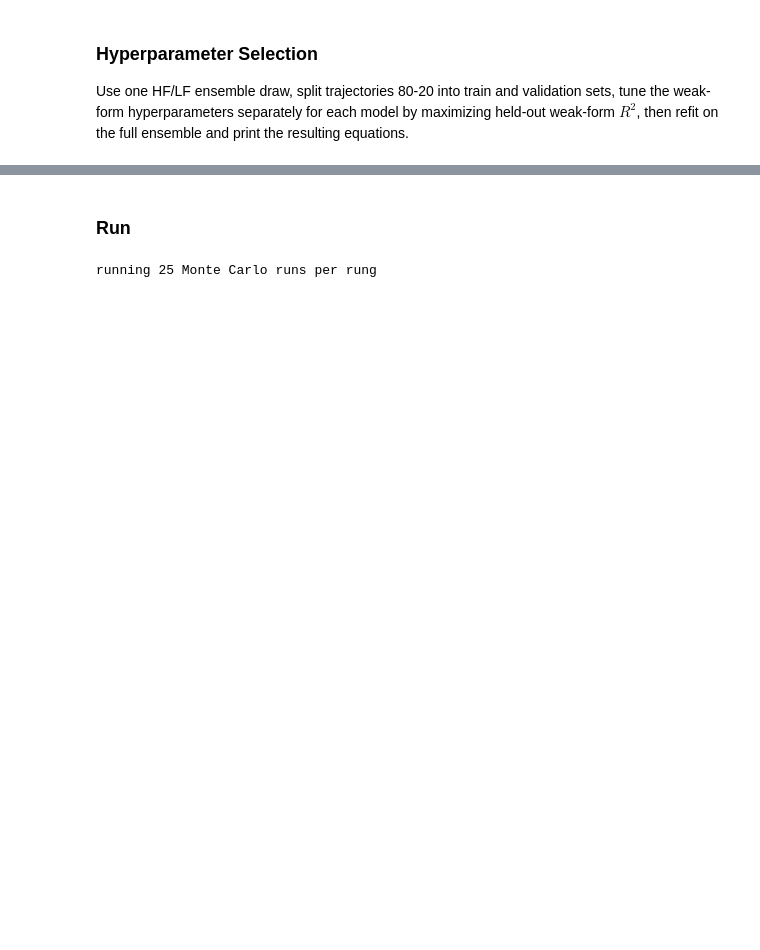
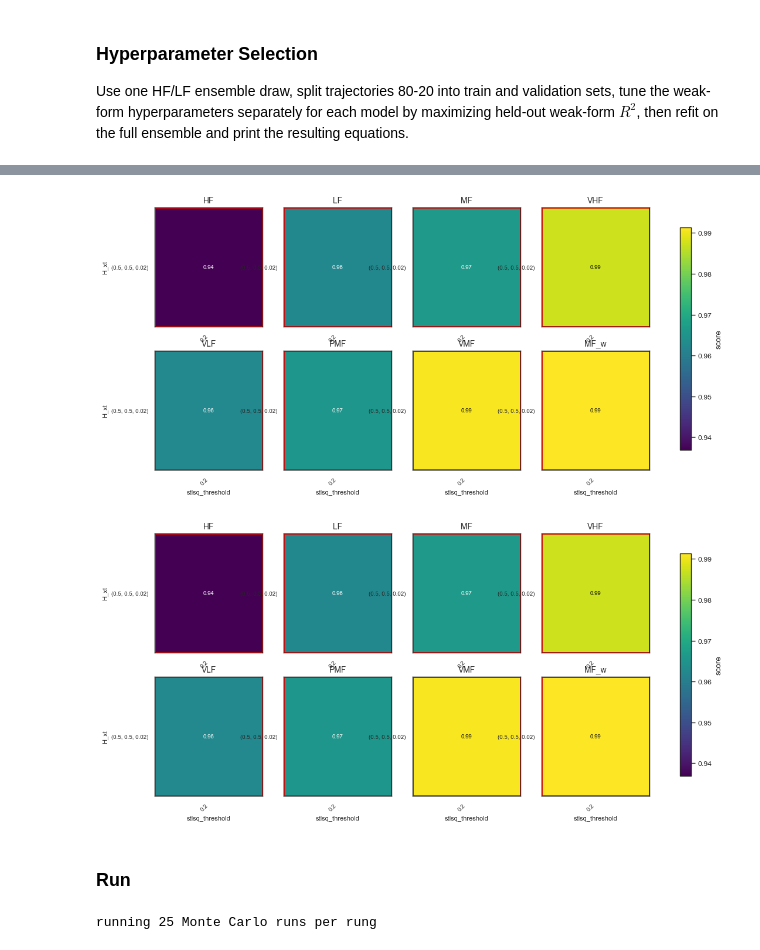
Before and after one commit to filippozacchei/MFSindy, a Jupyter notebook: examples/isothermal_flow/part1.ipynb, the cells around one changed output, grey strips where cells are left out. Cells and saved outputs as stored; diff of their text form; code cells hidden in the pictures; blank space fills up the shorter version.

```diff
--- a/examples/isothermal_flow/part1.ipynb
+++ b/examples/isothermal_flow/part1.ipynb
@@ -269,3 +375,15 @@ selections on a grid edge (widen the grid for these): {'LF': {'stlsq_threshold':
+# %%
+tuning_heatmap(
+    score_table,
+    selections=selections,
+    rungs=MODELS,
+    x="stlsq_threshold",
+    y="H_xt",
+    save_path="results/tuning_1",
+)
+# %% [output]
+[figure, added]
+[figure, added]
 # %% [markdown]
 ### Run
 # %%
```
Also changed, not shown: parts of 8 cells of this notebook, 23 other files.
